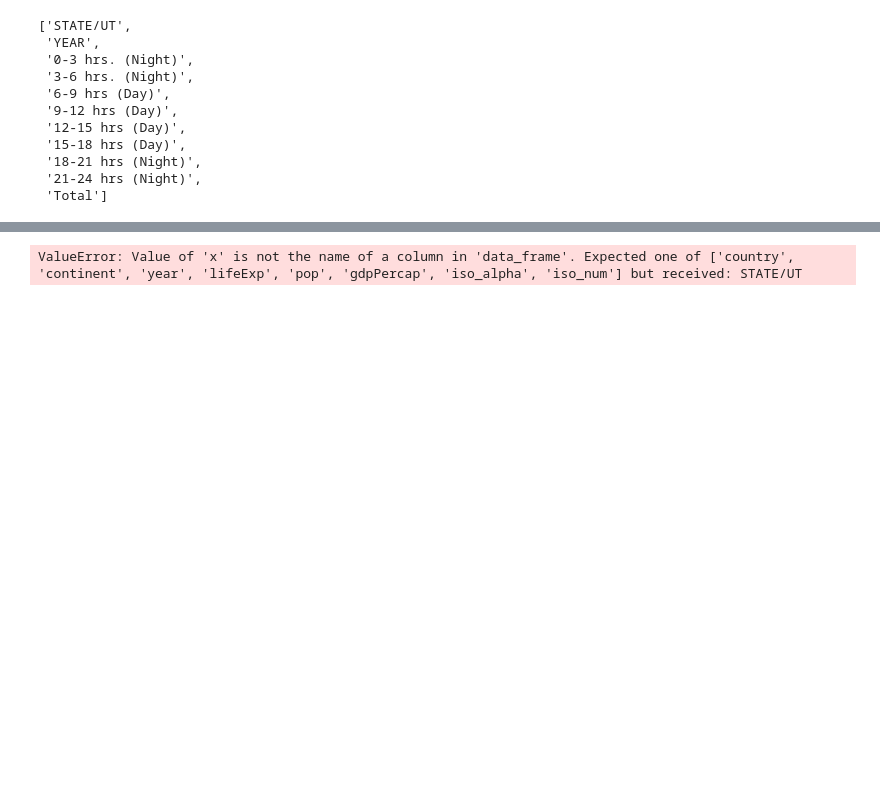
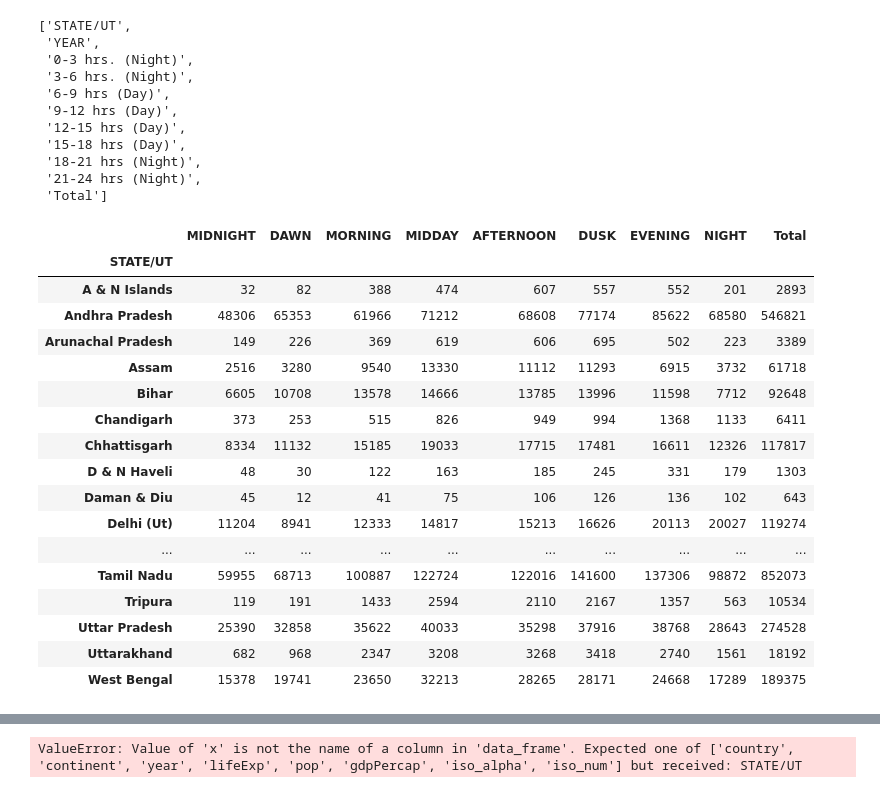
Before and after one commit to janvidixit3344/Accident_ROAD, a Jupyter notebook: analysis5.ipynb, the cells around one changed output, grey strips where cells are left out. Cells and saved outputs as stored; diff of their text form; code cells hidden in the pictures; blank space fills up the shorter version.

```diff
--- a/analysis5.ipynb
+++ b/analysis5.ipynb
@@ -63,0 +64,23 @@ time_wise.rename(columns={
+# %%
+grouped_obj = time_wise.groupby(["STATE/UT"]).sum()
+grouped_obj.drop(['YEAR'], axis=1, inplace=True)
+grouped_obj
+# %% [output]
+|  | MIDNIGHT | DAWN | MORNING | MIDDAY | AFTERNOON | DUSK | EVENING | NIGHT | Total |
+| STATE/UT |  |  |  |  |  |  |  |  |  |
+| A & N Islands | 32 | 82 | 388 | 474 | 607 | 557 | 552 | 201 | 2893 |
+| Andhra Pradesh | 48306 | 65353 | 61966 | 71212 | 68608 | 77174 | 85622 | 68580 | 546821 |
+| Arunachal Pradesh | 149 | 226 | 369 | 619 | 606 | 695 | 502 | 223 | 3389 |
+| Assam | 2516 | 3280 | 9540 | 13330 | 11112 | 11293 | 6915 | 3732 | 61718 |
+| Bihar | 6605 | 10708 | 13578 | 14666 | 13785 | 13996 | 11598 | 7712 | 92648 |
+| Chandigarh | 373 | 253 | 515 | 826 | 949 | 994 | 1368 | 1133 | 6411 |
+| Chhattisgarh | 8334 | 11132 | 15185 | 19033 | 17715 | 17481 | 16611 | 12326 | 117817 |
+| D & N Haveli | 48 | 30 | 122 | 163 | 185 | 245 | 331 | 179 | 1303 |
+| Daman & Diu | 45 | 12 | 41 | 75 | 106 | 126 | 136 | 102 | 643 |
+| Delhi (Ut) | 11204 | 8941 | 12333 | 14817 | 15213 | 16626 | 20113 | 20027 | 119274 |
+| ... | ... | ... | ... | ... | ... | ... | ... | ... | ... |
+| Tamil Nadu | 59955 | 68713 | 100887 | 122724 | 122016 | 141600 | 137306 | 98872 | 852073 |
+| Tripura | 119 | 191 | 1433 | 2594 | 2110 | 2167 | 1357 | 563 | 10534 |
+| Uttar Pradesh | 25390 | 32858 | 35622 | 40033 | 35298 | 37916 | 38768 | 28643 | 274528 |
+| Uttarakhand | 682 | 968 | 2347 | 3208 | 3268 | 3418 | 2740 | 1561 | 18192 |
+| West Bengal | 15378 | 19741 | 23650 | 32213 | 28265 | 28171 | 24668 | 17289 | 189375 |
```
Also changed, not shown: parts of 6 cells of this notebook, 4 other files.
